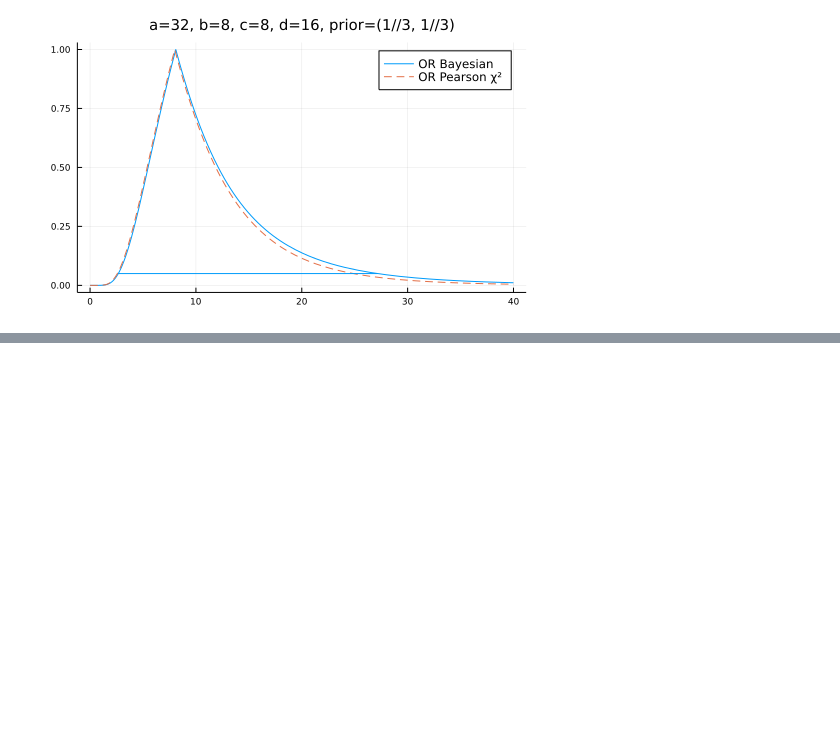
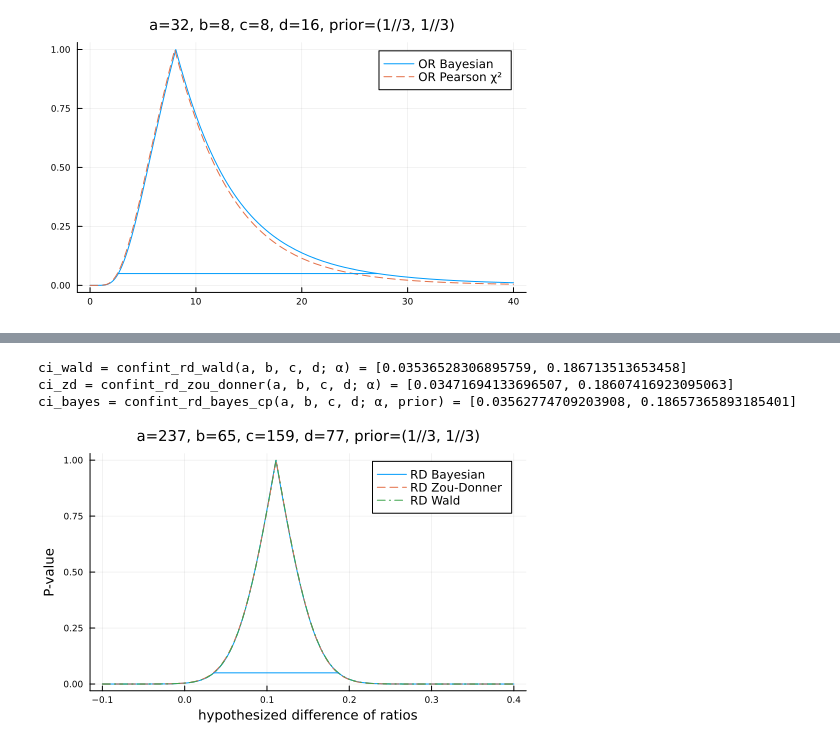
Before and after one commit to genkuroki/public, a Jupyter notebook: 0037/Bayesian analysis of 2x2 contingency tables.ipynb, the cells around one changed output, grey strips where cells are left out. Drawn from its saved outputs; the diff is of its cells as text; code cells hidden in the pictures; blank space fills up the shorter version.

```diff
--- a/0037/Bayesian analysis of 2x2 contingency tables.ipynb
+++ b/0037/Bayesian analysis of 2x2 contingency tables.ipynb
@@ -617,0 +648,20 @@ title!("a=$a, b=$b, c=$c, d=$d, prior=$prior")
+# %%
+# https://twitter.com/philomyu/status/1578694497349038081
+
+a, b, c, d = 237, 65, 159, 77
+prior = (1//3, 1//3)
+α = 0.05
+@show ci_wald = confint_rd_wald(a, b, c, d; α)
+@show ci_zd = confint_rd_zou_donner(a, b, c, d; α)
+@show ci_bayes = confint_rd_bayes_cp(a, b, c, d; α, prior)
+plot(Δ -> pvalue_rd_bayes_cp(a, b, c, d; Δ, prior), -0.1, 0.4; label="RD Bayesian")
+plot!(Δ -> pvalue_rd_zou_donner(a, b, c, d; Δ), -0.1, 0.4; label="RD Zou-Donner", ls=:dash)
+plot!(Δ -> pvalue_rd_wald(a, b, c, d; Δ), -0.1, 0.4; label="RD Wald", ls=:dashdot)
+plot!(ci_bayes, fill(α, 2); label="", c=1)
+title!("a=$a, b=$b, c=$c, d=$d, prior=$prior")
+plot!(xguide="hypothesized difference of ratios", yguide="P-value")
+# %% [output]
+ci_wald = confint_rd_wald(a, b, c, d; α) = [0.03536528306895759, 0.186713513653458]
+ci_zd = confint_rd_zou_donner(a, b, c, d; α) = [0.03471694133696507, 0.18607416923095063]
+ci_bayes = confint_rd_bayes_cp(a, b, c, d; α, prior) = [0.03562774709203908, 0.18657365893185401]
+[figure, added]
```
Also changed, not shown: parts of 3 cells of this notebook, 1 other file.
